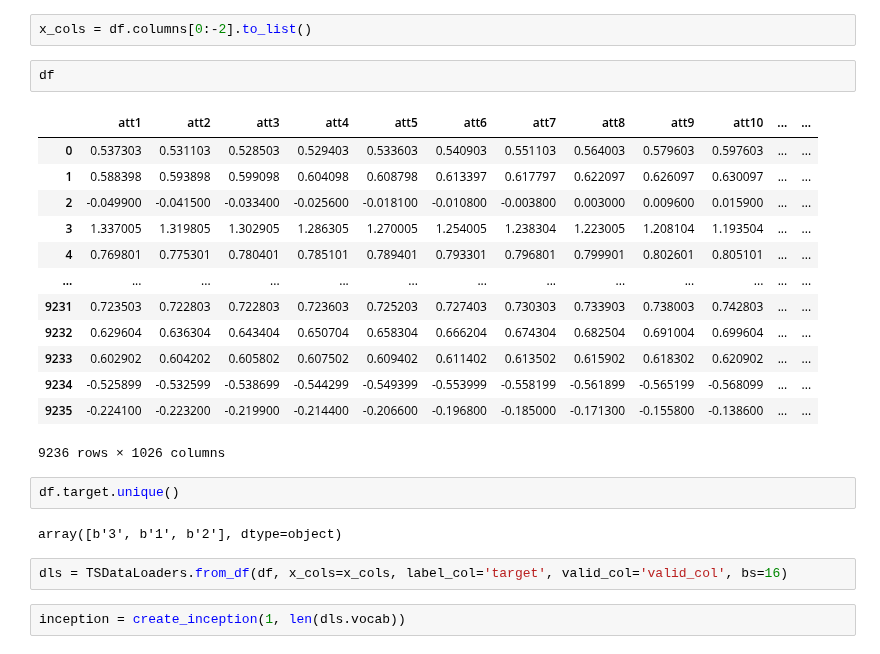
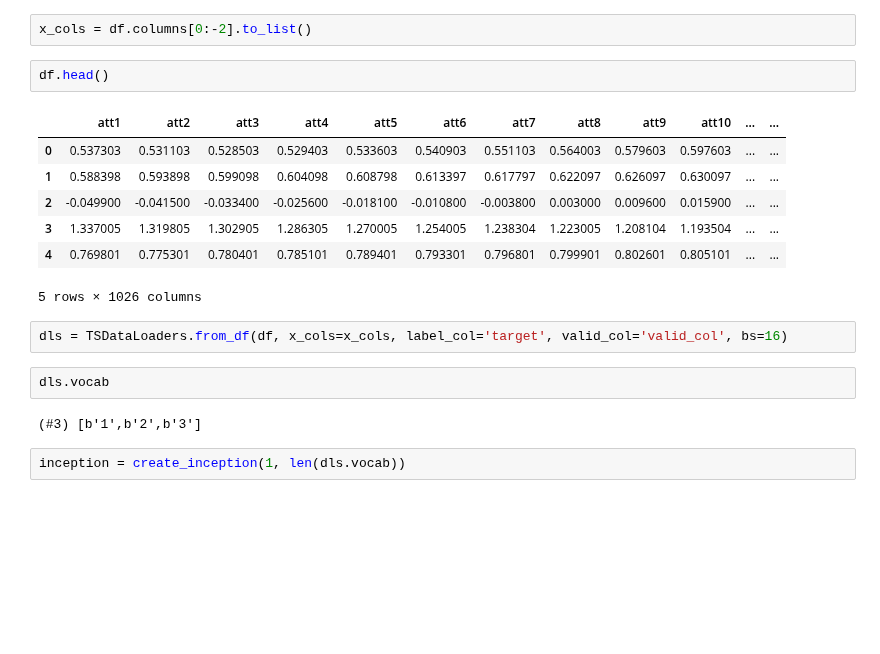
Before and after one commit to tcapelle/timeseries_fastai, a Jupyter notebook: nbs/99_index.ipynb, the cells around one changed output. Cells and saved outputs as stored; diff of their text form; blank space fills up the shorter version.

```diff
--- a/nbs/99_index.ipynb
+++ b/nbs/99_index.ipynb
@@ -39,27 +35,21 @@ df = stack_train_valid(df_train, df_test)
 # %%
 x_cols = df.columns[0:-2].to_list()
 # %%
-df
+df.head()
 # %% [output]
 |  | att1 | att2 | att3 | att4 | att5 | att6 | att7 | att8 | att9 | att10 | ... | ... |
 | 0 | 0.537303 | 0.531103 | 0.528503 | 0.529403 | 0.533603 | 0.540903 | 0.551103 | 0.564003 | 0.579603 | 0.597603 | ... | ... |
 | 1 | 0.588398 | 0.593898 | 0.599098 | 0.604098 | 0.608798 | 0.613397 | 0.617797 | 0.622097 | 0.626097 | 0.630097 | ... | ... |
 | 2 | -0.049900 | -0.041500 | -0.033400 | -0.025600 | -0.018100 | -0.010800 | -0.003800 | 0.003000 | 0.009600 | 0.015900 | ... | ... |
 | 3 | 1.337005 | 1.319805 | 1.302905 | 1.286305 | 1.270005 | 1.254005 | 1.238304 | 1.223005 | 1.208104 | 1.193504 | ... | ... |
 | 4 | 0.769801 | 0.775301 | 0.780401 | 0.785101 | 0.789401 | 0.793301 | 0.796801 | 0.799901 | 0.802601 | 0.805101 | ... | ... |
-| ... | ... | ... | ... | ... | ... | ... | ... | ... | ... | ... | ... | ... |
-| 9231 | 0.723503 | 0.722803 | 0.722803 | 0.723603 | 0.725203 | 0.727403 | 0.730303 | 0.733903 | 0.738003 | 0.742803 | ... | ... |
-| 9232 | 0.629604 | 0.636304 | 0.643404 | 0.650704 | 0.658304 | 0.666204 | 0.674304 | 0.682504 | 0.691004 | 0.699604 | ... | ... |
-| 9233 | 0.602902 | 0.604202 | 0.605802 | 0.607502 | 0.609402 | 0.611402 | 0.613502 | 0.615902 | 0.618302 | 0.620902 | ... | ... |
-| 9234 | -0.525899 | -0.532599 | -0.538699 | -0.544299 | -0.549399 | -0.553999 | -0.558199 | -0.561899 | -0.565199 | -0.568099 | ... | ... |
-| 9235 | -0.224100 | -0.223200 | -0.219900 | -0.214400 | -0.206600 | -0.196800 | -0.185000 | -0.171300 | -0.155800 | -0.138600 | ... | ... |
-9236 rows × 1026 columns
+5 rows × 1026 columns
-# %%
-df.target.unique()
-# %% [output]
-array([b'3', b'1', b'2'], dtype=object)
 # %%
 dls = TSDataLoaders.from_df(df, x_cols=x_cols, label_col='target', valid_col='valid_col', bs=16)
+# %%
+dls.vocab
+# %% [output]
+(#3) [b'1',b'2',b'3']
 # %%
 inception = create_inception(1, len(dls.vocab))
 # %%
```
Also changed, not shown: parts of 4 cells of this notebook, 1 other file.
